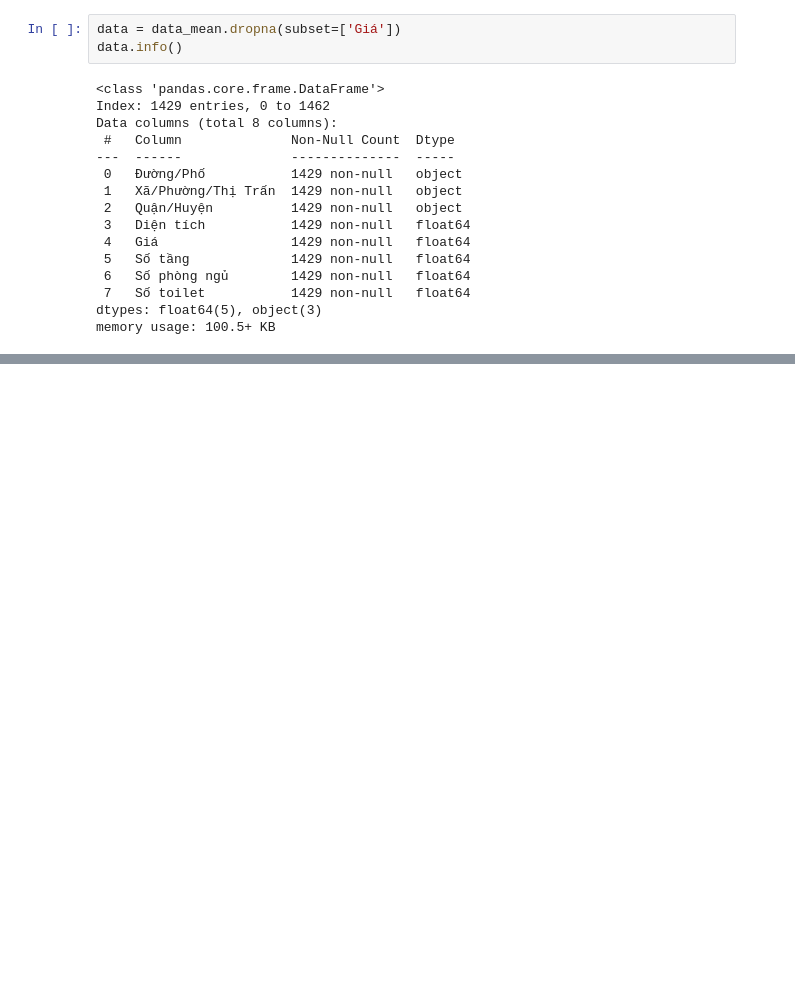
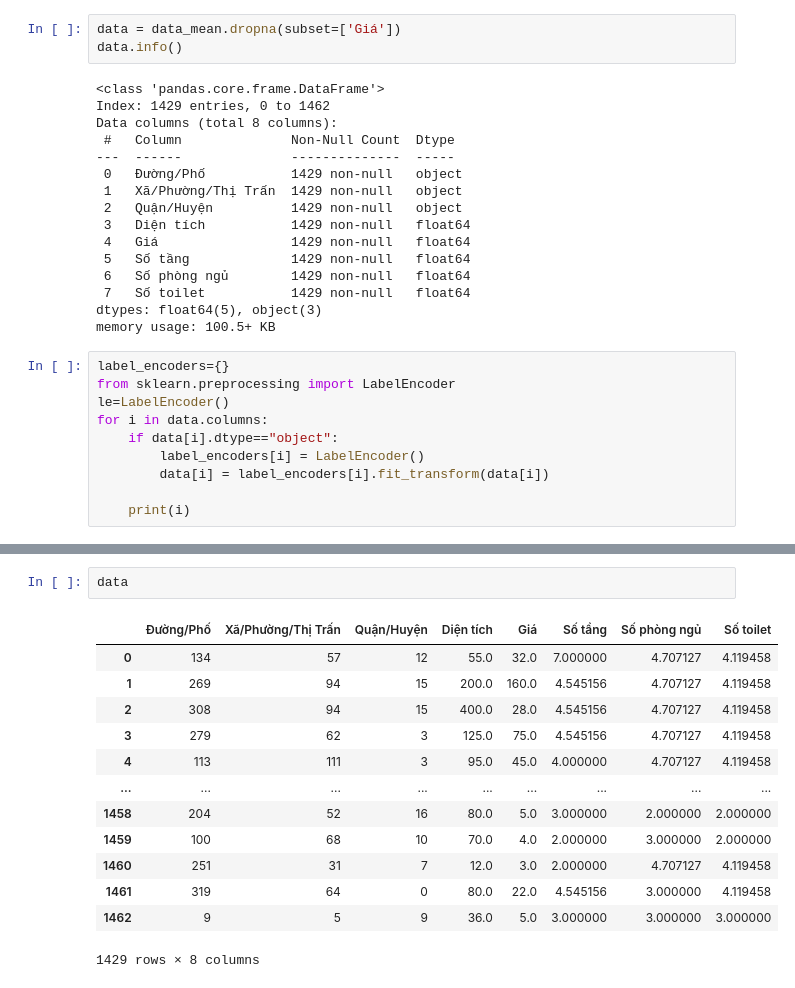
Before and after one commit to duckhhbg/KHDL, a Jupyter notebook: xldl.ipynb, the cells around one changed output, grey strips where cells are left out. Drawn from its saved outputs; the diff is of its cells as text; blank space fills up the shorter version.

Commit message:
chuyển object sang encoder

```diff
--- a/xldl.ipynb
+++ b/xldl.ipynb
@@ -159,3 +159,13 @@ Data columns (total 8 columns):
  7   Số toilet           1429 non-null   float64
 dtypes: float64(5), object(3)
 memory usage: 100.5+ KB
+# %%
+label_encoders={}
+from sklearn.preprocessing import LabelEncoder
+le=LabelEncoder()
+for i in data.columns:
+    if data[i].dtype=="object":
+        label_encoders[i] = LabelEncoder()
+        data[i] = label_encoders[i].fit_transform(data[i])
+
+    print(i)
@@ -161,0 +196,16 @@ memory usage: 100.5+ KB
+# %%
+data
+# %% [output]
+|  | Đường/Phố | Xã/Phường/Thị Trấn | Quận/Huyện | Diện tích | Giá | Số tầng | Số phòng ngủ | Số toilet |
+| 0 | 134 | 57 | 12 | 55.0 | 32.0 | 7.000000 | 4.707127 | 4.119458 |
+| 1 | 269 | 94 | 15 | 200.0 | 160.0 | 4.545156 | 4.707127 | 4.119458 |
+| 2 | 308 | 94 | 15 | 400.0 | 28.0 | 4.545156 | 4.707127 | 4.119458 |
+| 3 | 279 | 62 | 3 | 125.0 | 75.0 | 4.545156 | 4.707127 | 4.119458 |
+| 4 | 113 | 111 | 3 | 95.0 | 45.0 | 4.000000 | 4.707127 | 4.119458 |
+| ... | ... | ... | ... | ... | ... | ... | ... | ... |
+| 1458 | 204 | 52 | 16 | 80.0 | 5.0 | 3.000000 | 2.000000 | 2.000000 |
+| 1459 | 100 | 68 | 10 | 70.0 | 4.0 | 2.000000 | 3.000000 | 2.000000 |
+| 1460 | 251 | 31 | 7 | 12.0 | 3.0 | 2.000000 | 4.707127 | 4.119458 |
+| 1461 | 319 | 64 | 0 | 80.0 | 22.0 | 4.545156 | 3.000000 | 4.119458 |
+| 1462 | 9 | 5 | 9 | 36.0 | 5.0 | 3.000000 | 3.000000 | 3.000000 |
+1429 rows × 8 columns
```
Also changed, not shown: parts of 1 cell of this notebook.
